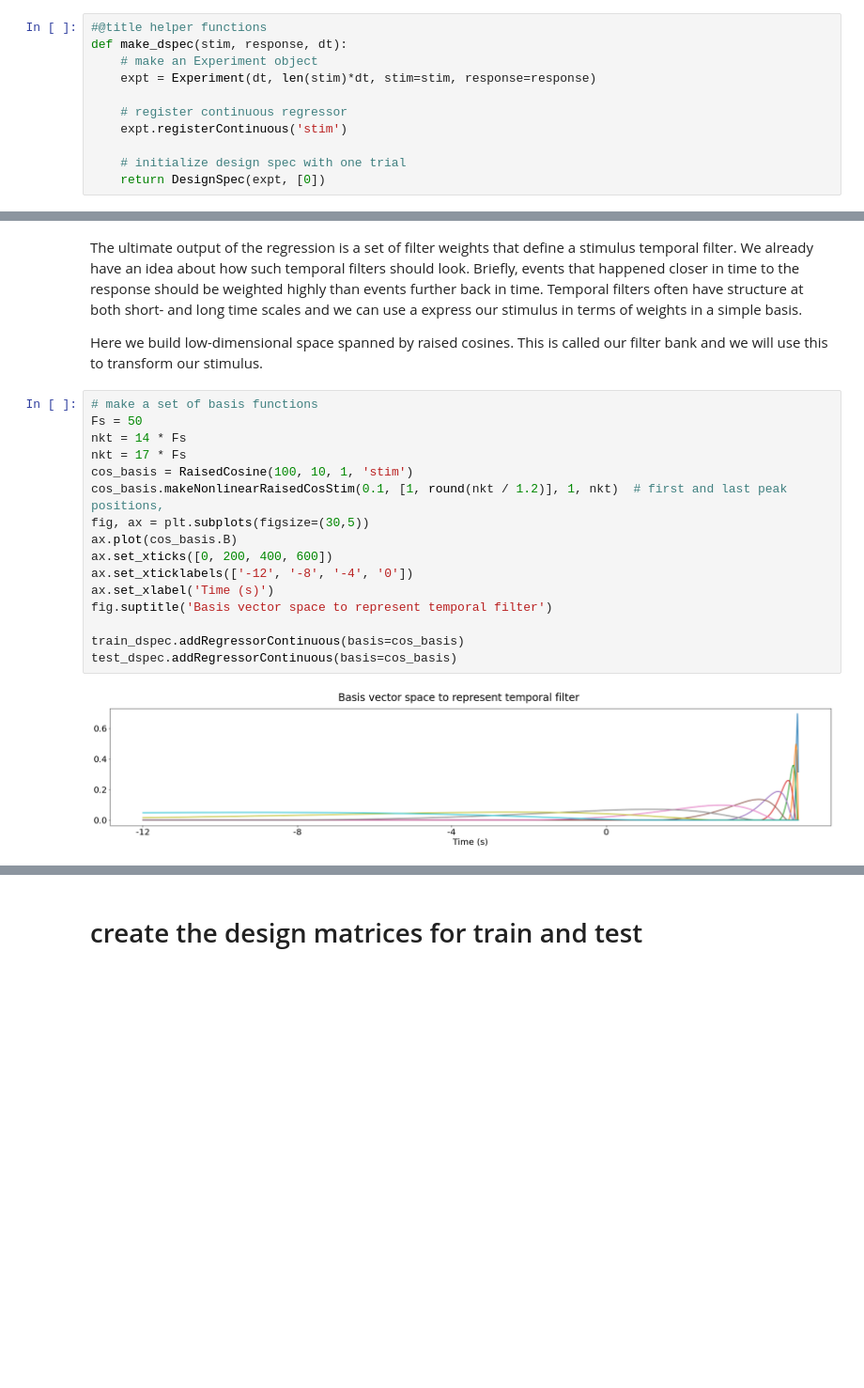
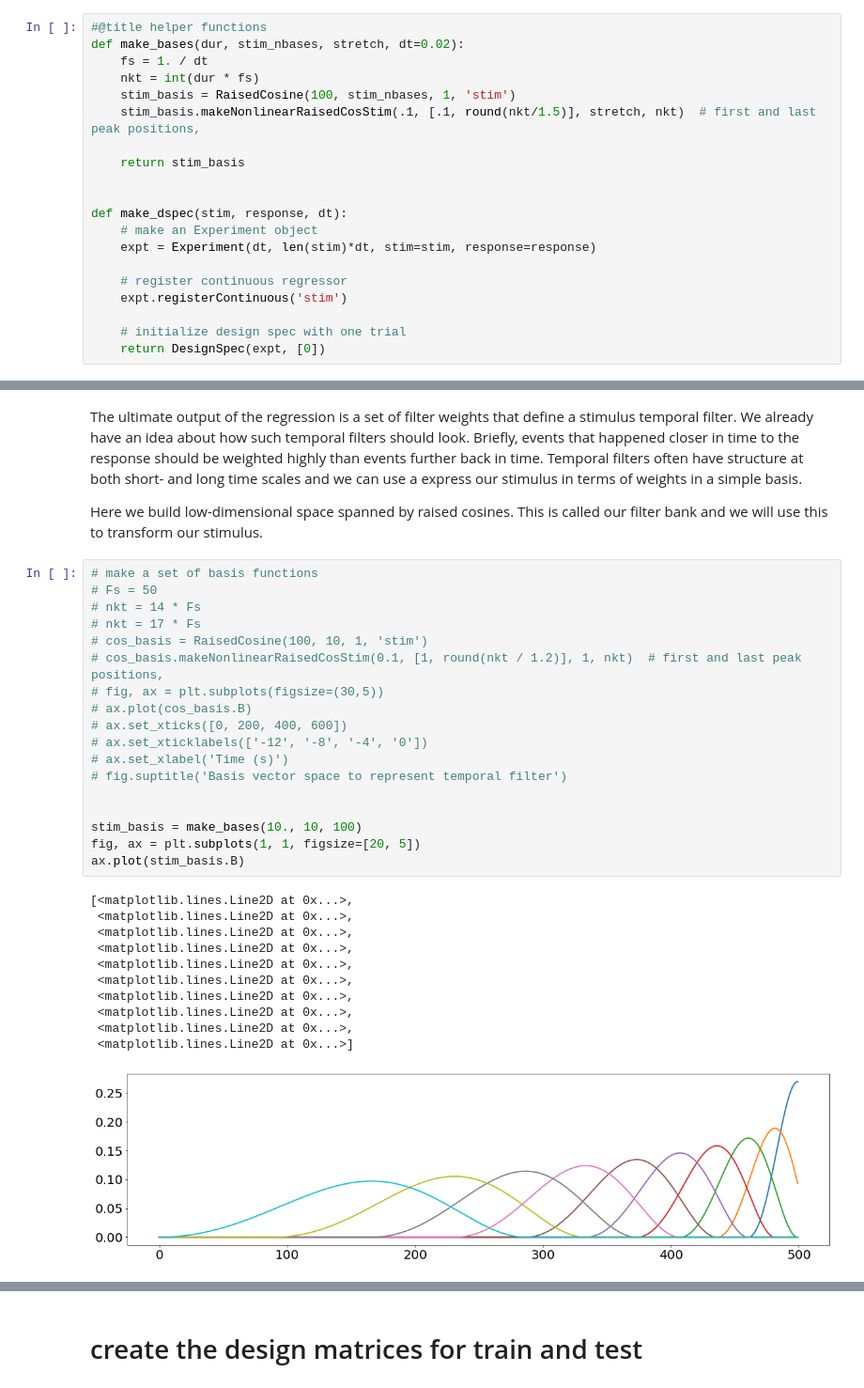
Before and after one commit to davidfox87/neuro_encoding_models, a Jupyter notebook: fitting_temporal_filter_models_to_behavior_data.ipynb, the cells around one changed output, grey strips where cells are left out. Shown: that part at 94% size. Cells and saved outputs as stored; diff of their text form; blank space fills up the shorter version.

```diff
--- a/fitting_temporal_filter_models_to_behavior_data.ipynb
+++ b/fitting_temporal_filter_models_to_behavior_data.ipynb
@@ -40,6 +40,15 @@ from sklearn.linear_model import Ridge
 from sklearn.model_selection import TimeSeriesSplit, GridSearchCV
 # %%
 #@title helper functions
+def make_bases(dur, stim_nbases, stretch, dt=0.02):
+	fs = 1. / dt
+	nkt = int(dur * fs)
+	stim_basis = RaisedCosine(100, stim_nbases, 1, 'stim')
+	stim_basis.makeNonlinearRaisedCosStim(.1, [.1, round(nkt/1.5)], stretch, nkt)  # first and last peak positions,
+
+	return stim_basis
+
+
 def make_dspec(stim, response, dt):
 	# make an Experiment object
 	expt = Experiment(dt, len(stim)*dt, stim=stim, response=response)
@@ -106,19 +113,31 @@ The ultimate output of the regression is a set of filter weights that define a s
 Here we build low-dimensional space spanned by raised cosines. This is called our filter bank and we will use this to transform our stimulus.
 # %%
 # make a set of basis functions
-Fs = 50
-nkt = 14 * Fs
-nkt = 17 * Fs
-cos_basis = RaisedCosine(100, 10, 1, 'stim')
-cos_basis.makeNonlinearRaisedCosStim(0.1, [1, round(nkt / 1.2)], 1, nkt)  # first and last peak positions,
-fig, ax = plt.subplots(figsize=(30,5))
-ax.plot(cos_basis.B)
-ax.set_xticks([0, 200, 400, 600])
-ax.set_xticklabels(['-12', '-8', '-4', '0'])
-ax.set_xlabel('Time (s)')
-fig.suptitle('Basis vector space to represent temporal filter')
+# Fs = 50
+# nkt = 14 * Fs
+# nkt = 17 * Fs
+# cos_basis = RaisedCosine(100, 10, 1, 'stim')
+# cos_basis.makeNonlinearRaisedCosStim(0.1, [1, round(nkt / 1.2)], 1, nkt)  # first and last peak positions,
+# fig, ax = plt.subplots(figsize=(30,5))
+# ax.plot(cos_basis.B)
+# ax.set_xticks([0, 200, 400, 600])
+# ax.set_xticklabels(['-12', '-8', '-4', '0'])
+# ax.set_xlabel('Time (s)')
+# fig.suptitle('Basis vector space to represent temporal filter')
 
-train_dspec.addRegressorContinuous(basis=cos_basis)
-test_dspec.addRegressorContinuous(basis=cos_basis)
+
+stim_basis = make_bases(10., 10, 100)
+fig, ax = plt.subplots(1, 1, figsize=[20, 5])
+ax.plot(stim_basis.B)
 # %% [output]
+[<matplotlib.lines.Line2D at 0x...>,
+ <matplotlib.lines.Line2D at 0x...>,
+ <matplotlib.lines.Line2D at 0x...>,
+ <matplotlib.lines.Line2D at 0x...>,
+ <matplotlib.lines.Line2D at 0x...>,
+ <matplotlib.lines.Line2D at 0x...>,
+ <matplotlib.lines.Line2D at 0x...>,
+ <matplotlib.lines.Line2D at 0x...>,
+ <matplotlib.lines.Line2D at 0x...>,
+ <matplotlib.lines.Line2D at 0x...>]
-[figure, old version]
+[figure, new version]
```
Also changed, not shown: parts of 3 cells of this notebook.
